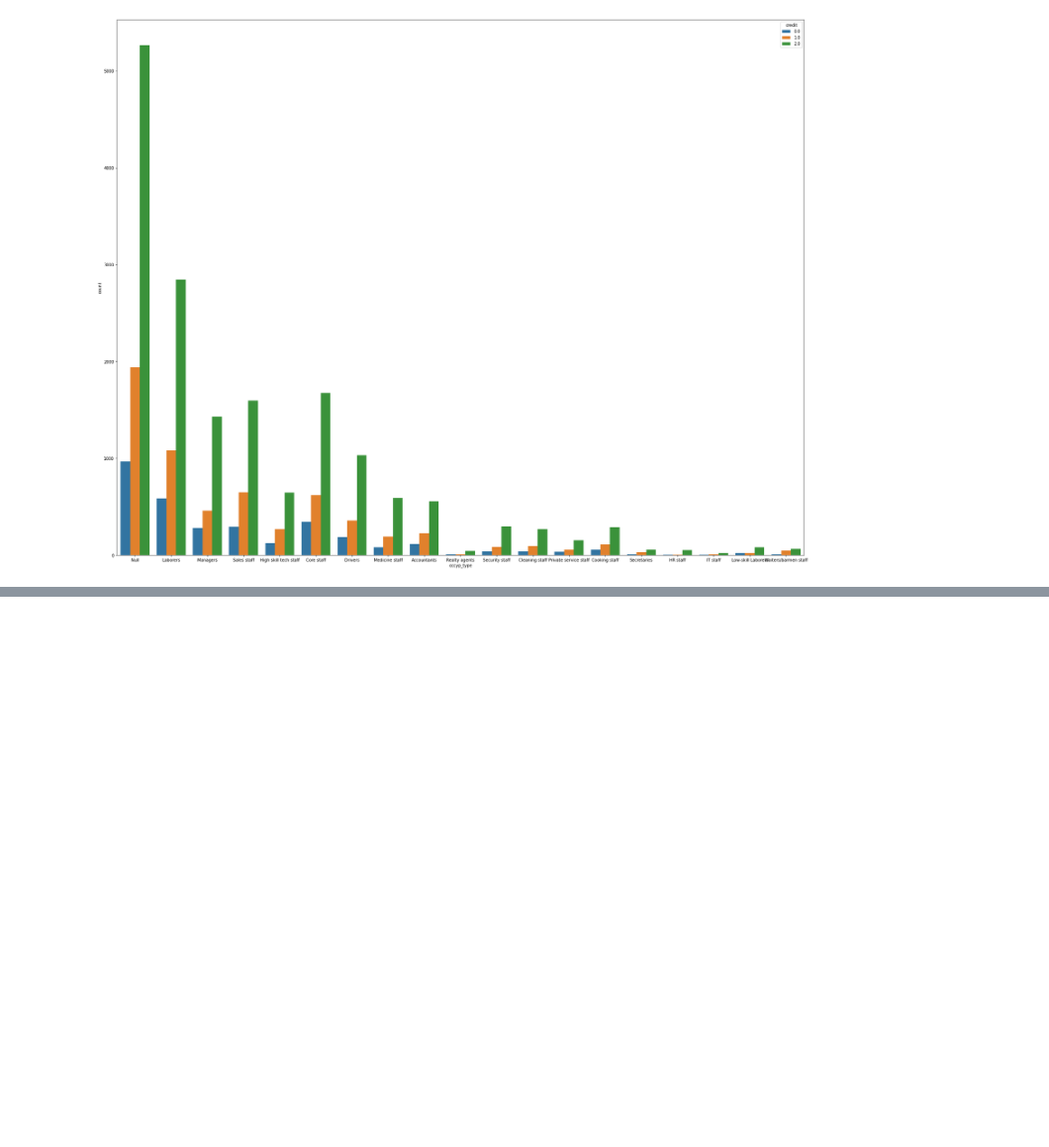
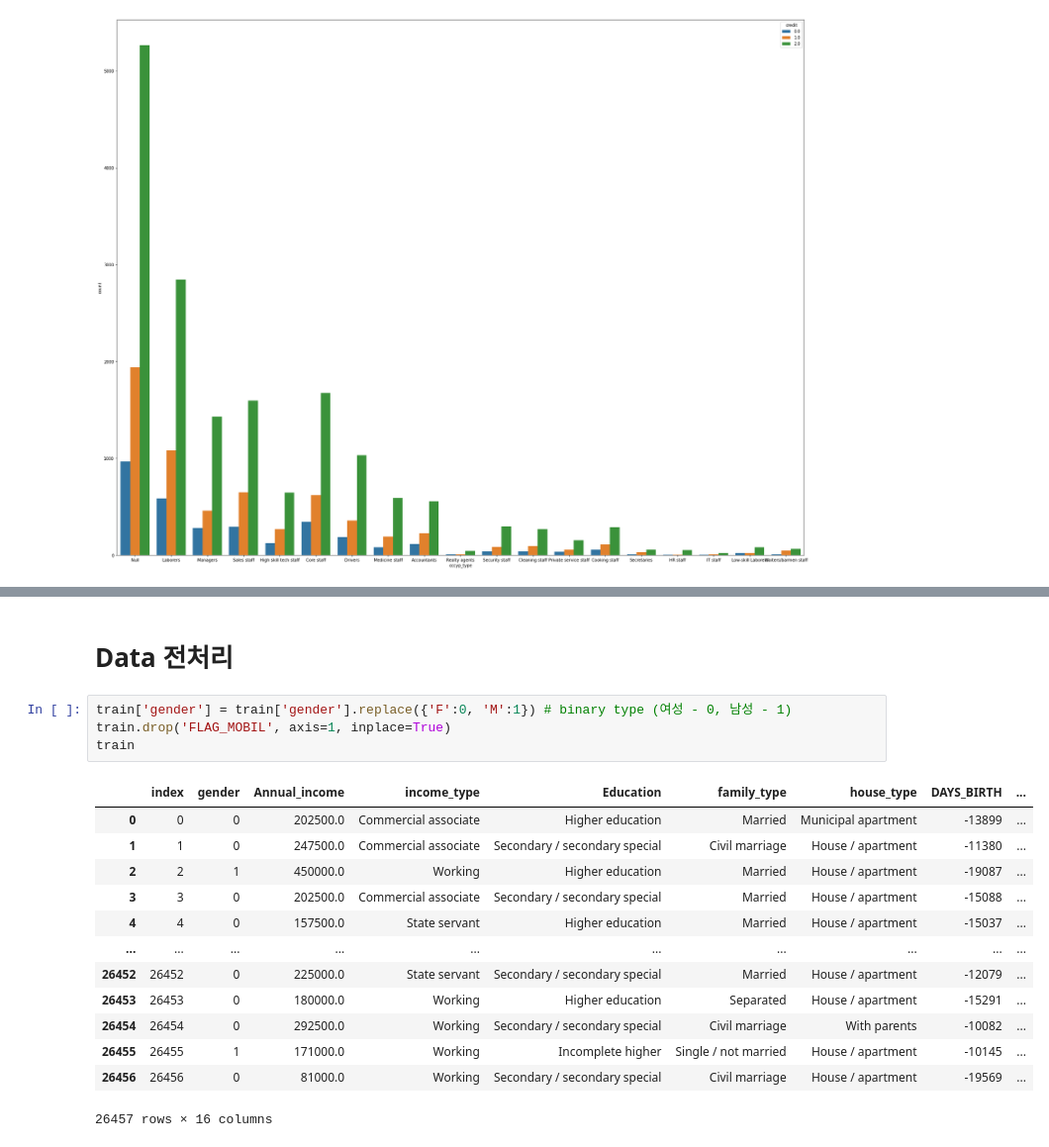
Before and after one commit to LIMDANBI/dacon_2021, a Jupyter notebook: EDA.ipynb, the cells around one changed output, grey strips where cells are left out. Shown: that part at 99% size. Saved outputs shown, nothing was run; the diff lists cells and outputs as text; blank space fills up the shorter version.

```diff
--- a/EDA.ipynb
+++ b/EDA.ipynb
@@ -170,0 +151,20 @@ plt.show()
+# %% [markdown]
+# Data 전처리
+# %%
+train['gender'] = train['gender'].replace({'F':0, 'M':1}) # binary type (여성 - 0, 남성 - 1)
+train.drop('FLAG_MOBIL', axis=1, inplace=True)
+train
+# %% [output]
+|  | index | gender | Annual_income | income_type | Education | family_type | house_type | DAYS_BIRTH | ... |
+| 0 | 0 | 0 | 202500.0 | Commercial associate | Higher education | Married | Municipal apartment | -13899 | ... |
+| 1 | 1 | 0 | 247500.0 | Commercial associate | Secondary / secondary special | Civil marriage | House / apartment | -11380 | ... |
+| 2 | 2 | 1 | 450000.0 | Working | Higher education | Married | House / apartment | -19087 | ... |
+| 3 | 3 | 0 | 202500.0 | Commercial associate | Secondary / secondary special | Married | House / apartment | -15088 | ... |
+| 4 | 4 | 0 | 157500.0 | State servant | Higher education | Married | House / apartment | -15037 | ... |
+| ... | ... | ... | ... | ... | ... | ... | ... | ... | ... |
+| 26452 | 26452 | 0 | 225000.0 | State servant | Secondary / secondary special | Married | House / apartment | -12079 | ... |
+| 26453 | 26453 | 0 | 180000.0 | Working | Higher education | Separated | House / apartment | -15291 | ... |
+| 26454 | 26454 | 0 | 292500.0 | Working | Secondary / secondary special | Civil marriage | With parents | -10082 | ... |
+| 26455 | 26455 | 1 | 171000.0 | Working | Incomplete higher | Single / not married | House / apartment | -10145 | ... |
+| 26456 | 26456 | 0 | 81000.0 | Working | Secondary / secondary special | Civil marriage | House / apartment | -19569 | ... |
+26457 rows × 16 columns
```
Also changed, not shown: parts of 14 cells of this notebook.
